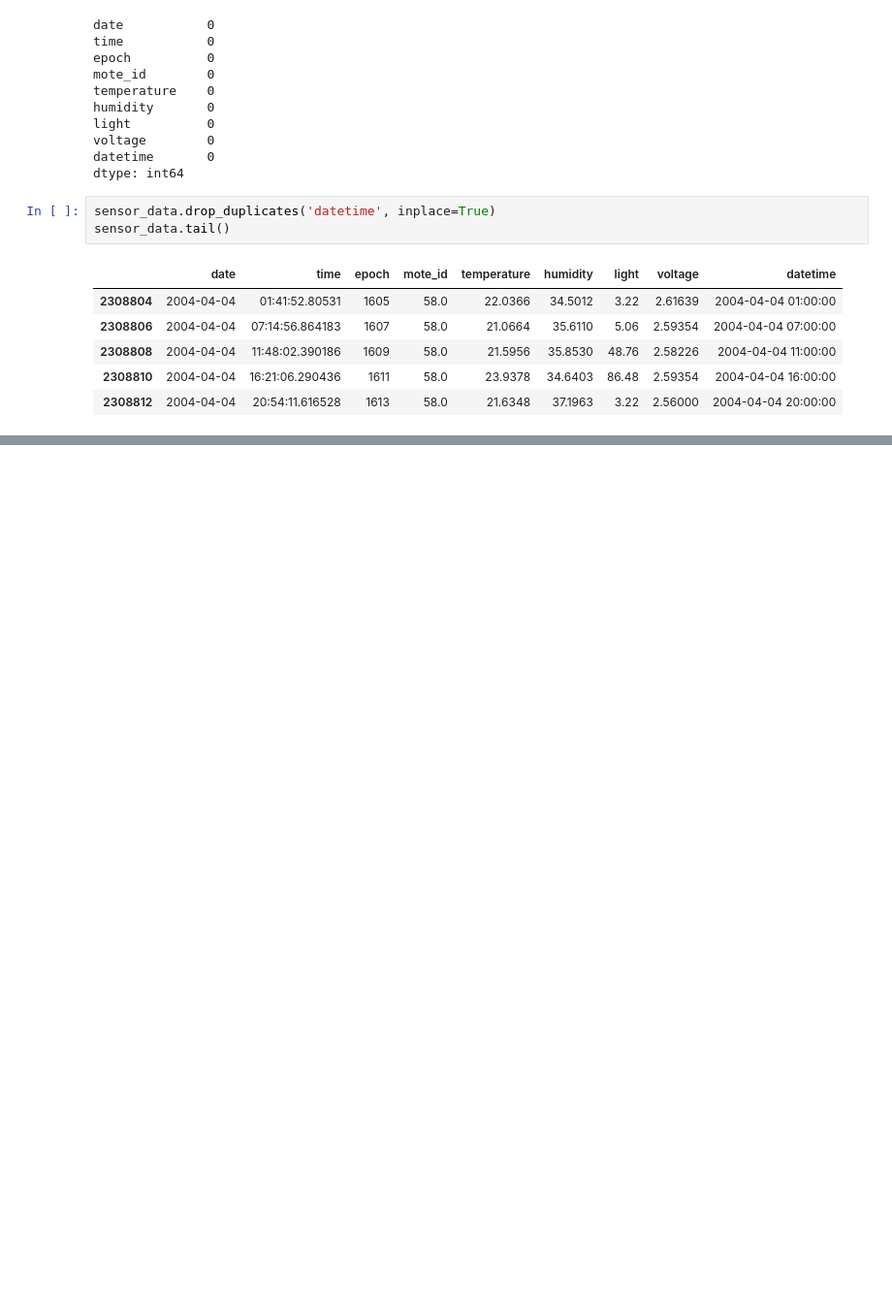
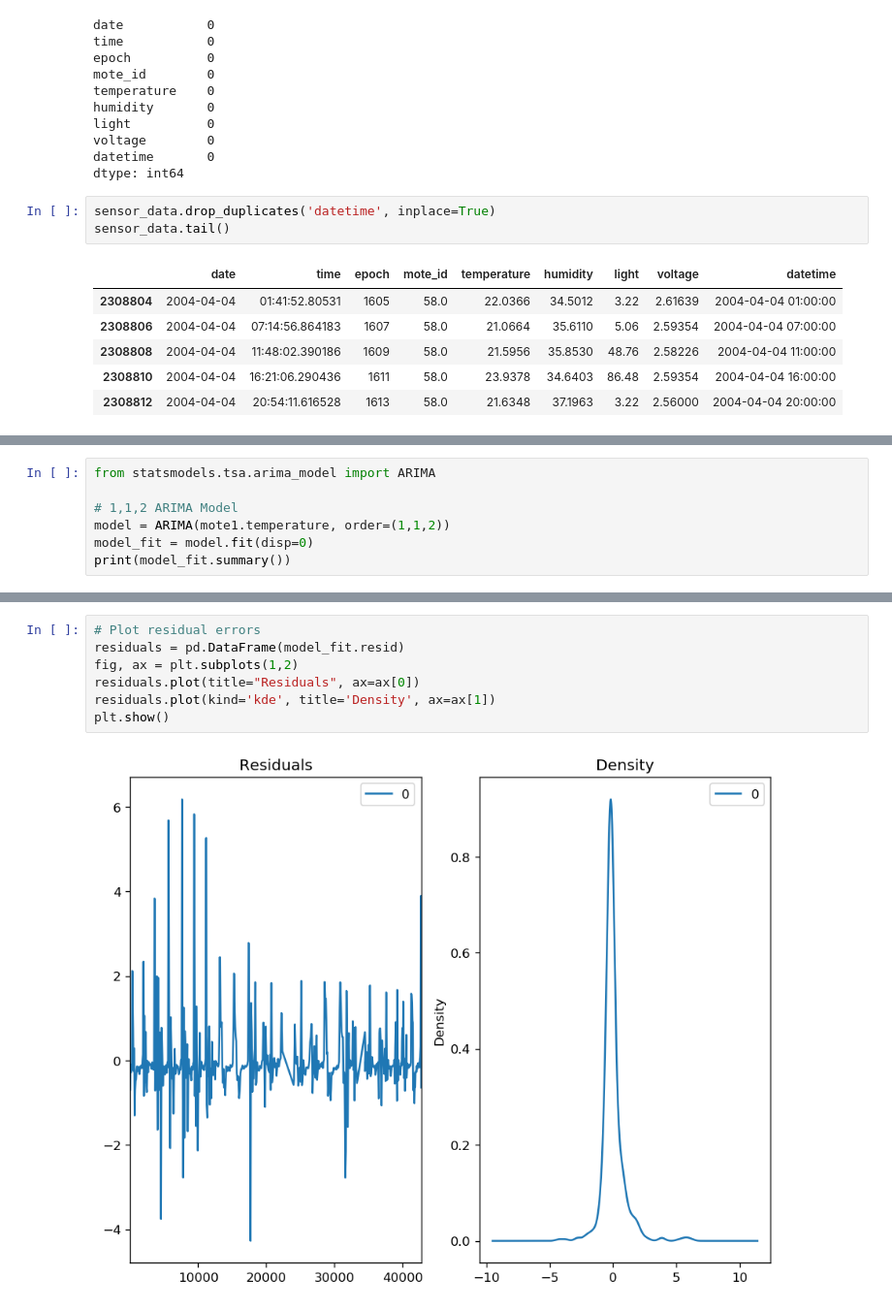
Before and after one commit to swaption2009/capstone, a Jupyter notebook: DEND Capstone Project - Workbook2.ipynb, the cells around one changed output, grey strips where cells are left out. Shown: that part at 97% size. Saved outputs shown, nothing was run; the diff lists cells and outputs as text; blank space fills up the shorter version.

```diff
--- a/DEND Capstone Project - Workbook2.ipynb
+++ b/DEND Capstone Project - Workbook2.ipynb
@@ -220,0 +167,7 @@ plot(s_test, anomaly_pred=anomalies_pred, ts_linewidth=1, ap_color='red', ap_mar
+# %%
+from statsmodels.tsa.arima_model import ARIMA
+
+# 1,1,2 ARIMA Model
+model = ARIMA(mote1.temperature, order=(1,1,2))
+model_fit = model.fit(disp=0)
+print(model_fit.summary())
@@ -220,0 +192,9 @@ plot(s_test, anomaly_pred=anomalies_pred, ts_linewidth=1, ap_color='red', ap_mar
+# %%
+# Plot residual errors
+residuals = pd.DataFrame(model_fit.resid)
+fig, ax = plt.subplots(1,2)
+residuals.plot(title="Residuals", ax=ax[0])
+residuals.plot(kind='kde', title='Density', ax=ax[1])
+plt.show()
+# %% [output]
+[figure, added]
```
Also changed, not shown: parts of 24 cells of this notebook.
